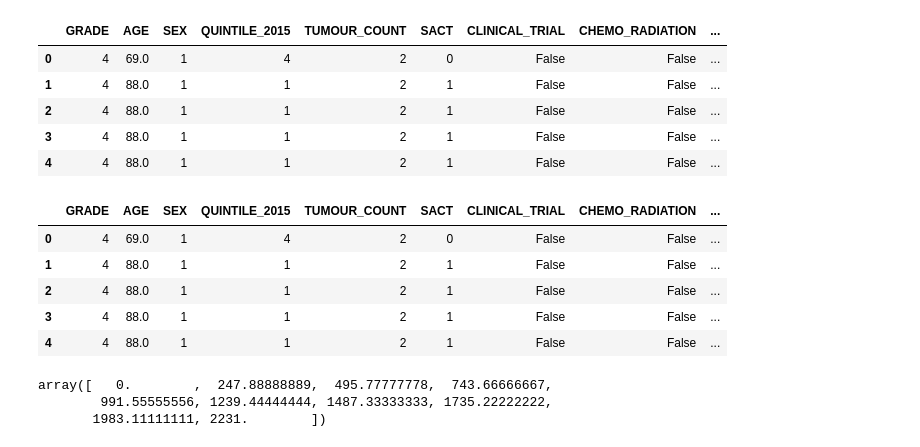
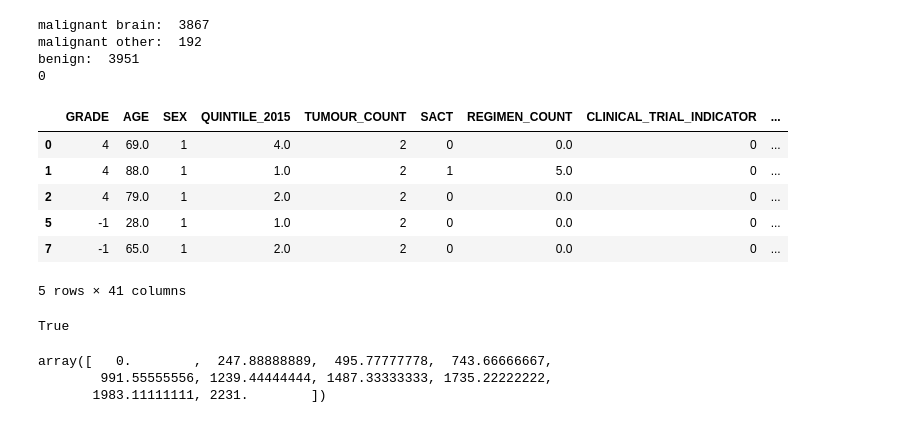
Before and after one commit to dkaizhang/federated-survival, a Jupyter notebook: survival.ipynb, the cells around one changed output. Drawn from its saved outputs; the diff is of its cells as text; code cells hidden in the pictures.

```diff
--- a/survival.ipynb
+++ b/survival.ipynb
@@ -30,38 +71,49 @@ df_test = data.sample(frac=0.2)
 df_train = data.drop(df_test.index)
 df_val = df_train.sample(frac=0.1)
 df_train = df_train.drop(df_val.index)
-# %%
-pd.set_option('display.max_columns', None)
-df_train.head()
-# %% [output]
-|  | GRADE | AGE | SEX | QUINTILE_2015 | TUMOUR_COUNT | SACT | CLINICAL_TRIAL | CHEMO_RADIATION | ... |
-| 0 | 4 | 69.0 | 1 | 4 | 2 | 0 | False | False | ... |
-| 1 | 4 | 88.0 | 1 | 1 | 2 | 1 | False | False | ... |
-| 2 | 4 | 88.0 | 1 | 1 | 2 | 1 | False | False | ... |
-| 3 | 4 | 88.0 | 1 | 1 | 2 | 1 | False | False | ... |
-| 4 | 4 | 88.0 | 1 | 1 | 2 | 1 | False | False | ... |
+# %%
+m_brain = df_test['SITE_C71'] == 1
+m_other = (df_test['SITE_C70'] == 1) | (df_test['SITE_C72'] == 1)
+benign = (df_test['SITE_D32'] == 1) | (df_test['SITE_D33'] == 1) | (df_test['SITE_D35'] == 1)
+
+print('malignant brain: ',m_brain.sum())
+print('malignant other: ',m_other.sum())
+print('benign: ',benign.sum())
+
+overlap = (m_brain & m_other & benign).sum()
+print(overlap)
+# %% [output]
+malignant brain:  3867
+malignant other:  192
+benign:  3951
+0
 # %%
 # cols = list(df_train.columns.values)
 # print(cols)
-df_train = df_train[['GRADE', 'AGE', 'SEX', 'QUINTILE_2015', 'TUMOUR_COUNT', 'SACT', 'CLINICAL_TRIAL','CHEMO_RADIATION','REGIMEN_COUNT', 'CLINICAL_TRIAL_INDICATOR', 'CHEMO_RADIATION_INDICATOR', 'NORMALISED_HEIGHT', 'NORMALISED_WEIGHT', 'BENIGN_BEHAVIOUR', 'SITE_C70', 'SITE_C71', 'SITE_C72', 'SITE_D32', 'SITE_D33', 'SITE_D35', 'CREG_L0201', 'CREG_L0301', 'CREG_L0401', 'CREG_L0801', 'CREG_L0901', 'CREG_L1001', 'CREG_L1201', 'CREG_L1701', 'LAT_9', 'LAT_B', 'LAT_L', 'LAT_M', 'LAT_R', 'ETH_A', 'ETH_B', 'ETH_C', 'ETH_M', 'ETH_O', 'ETH_U', 'ETH_W', 'DAYS_SINCE_DIAGNOSIS','EVENT']]
+df_train = df_train[['GRADE', 'AGE', 'SEX', 'QUINTILE_2015', 'TUMOUR_COUNT', 'SACT', 'REGIMEN_COUNT', 'CLINICAL_TRIAL_INDICATOR', 'CHEMO_RADIATION_INDICATOR', 'NORMALISED_HEIGHT', 'NORMALISED_WEIGHT', 'BENIGN_BEHAVIOUR', 'SITE_C70', 'SITE_C71', 'SITE_C72', 'SITE_D32', 'SITE_D33', 'SITE_D35', 'CREG_L0201', 'CREG_L0301', 'CREG_L0401', 'CREG_L0801', 'CREG_L0901', 'CREG_L1001', 'CREG_L1201', 'CREG_L1701', 'LAT_9', 'LAT_B', 'LAT_L', 'LAT_M', 'LAT_R', 'ETH_A', 'ETH_B', 'ETH_C', 'ETH_M', 'ETH_O', 'ETH_U', 'ETH_W', 'DAYS_TO_FIRST_SURGERY','DAYS_SINCE_DIAGNOSIS','EVENT']]
 df_train.head()
 # %% [output]
-|  | GRADE | AGE | SEX | QUINTILE_2015 | TUMOUR_COUNT | SACT | CLINICAL_TRIAL | CHEMO_RADIATION | ... |
-| 0 | 4 | 69.0 | 1 | 4 | 2 | 0 | False | False | ... |
-| 1 | 4 | 88.0 | 1 | 1 | 2 | 1 | False | False | ... |
-| 2 | 4 | 88.0 | 1 | 1 | 2 | 1 | False | False | ... |
-| 3 | 4 | 88.0 | 1 | 1 | 2 | 1 | False | False | ... |
-| 4 | 4 | 88.0 | 1 | 1 | 2 | 1 | False | False | ... |
+|  | GRADE | AGE | SEX | QUINTILE_2015 | TUMOUR_COUNT | SACT | REGIMEN_COUNT | CLINICAL_TRIAL_INDICATOR | ... |
+| 0 | 4 | 69.0 | 1 | 4.0 | 2 | 0 | 0.0 | 0 | ... |
+| 1 | 4 | 88.0 | 1 | 1.0 | 2 | 1 | 5.0 | 0 | ... |
+| 2 | 4 | 79.0 | 1 | 2.0 | 2 | 0 | 0.0 | 0 | ... |
+| 5 | -1 | 28.0 | 1 | 1.0 | 2 | 0 | 0.0 | 0 | ... |
+| 7 | -1 | 65.0 | 1 | 2.0 | 2 | 0 | 0.0 | 0 | ... |
+5 rows × 41 columns
 # %%
 cols_standardise = ['GRADE', 'AGE', 'QUINTILE_2015', 'NORMALISED_HEIGHT', 'NORMALISED_WEIGHT']
 cols_minmax = ['SEX', 'TUMOUR_COUNT', 'REGIMEN_COUNT']
-cols_leave = ['SACT', 'CLINICAL_TRIAL',	'CHEMO_RADIATION','CLINICAL_TRIAL_INDICATOR', 'CHEMO_RADIATION_INDICATOR','BENIGN_BEHAVIOUR','SITE_C70', 'SITE_C71', 'SITE_C72', 'SITE_D32','SITE_D33','SITE_D35','CREG_L0201','CREG_L0301','CREG_L0401','CREG_L0801','CREG_L0901','CREG_L1001','CREG_L1201','CREG_L1701','LAT_9','LAT_B','LAT_L','LAT_M','LAT_R','ETH_A','ETH_B','ETH_C','ETH_M','ETH_O','ETH_U','ETH_W','DAYS_SINCE_DIAGNOSIS','EVENT']
+cols_leave = ['SACT', 'CLINICAL_TRIAL_INDICATOR', 'CHEMO_RADIATION_INDICATOR','BENIGN_BEHAVIOUR','SITE_C70', 'SITE_C71', 'SITE_C72', 'SITE_D32','SITE_D33','SITE_D35','CREG_L0201','CREG_L0301','CREG_L0401','CREG_L0801','CREG_L0901','CREG_L1001','CREG_L1201','CREG_L1701','LAT_9','LAT_B','LAT_L','LAT_M','LAT_R','ETH_A','ETH_B','ETH_C','ETH_M','ETH_O','ETH_U','ETH_W','DAYS_TO_FIRST_SURGERY','DAYS_SINCE_DIAGNOSIS','EVENT']
+
+print(len(df_train.columns) == len(cols_standardise + cols_minmax + cols_leave))
 
 standardise = [([col], StandardScaler()) for col in cols_standardise]
 minmax = [([col], MinMaxScaler()) for col in cols_minmax]
 leave = [(col, None) for col in cols_leave]
 
 x_mapper = DataFrameMapper(standardise + minmax + leave)
+# %% [output]
+True
 # %%
 x_train = x_mapper.fit_transform(df_train).astype('float32')
 x_val = x_mapper.transform(df_val).astype('float32')
```
Also changed, not shown: parts of 18 cells of this notebook.
